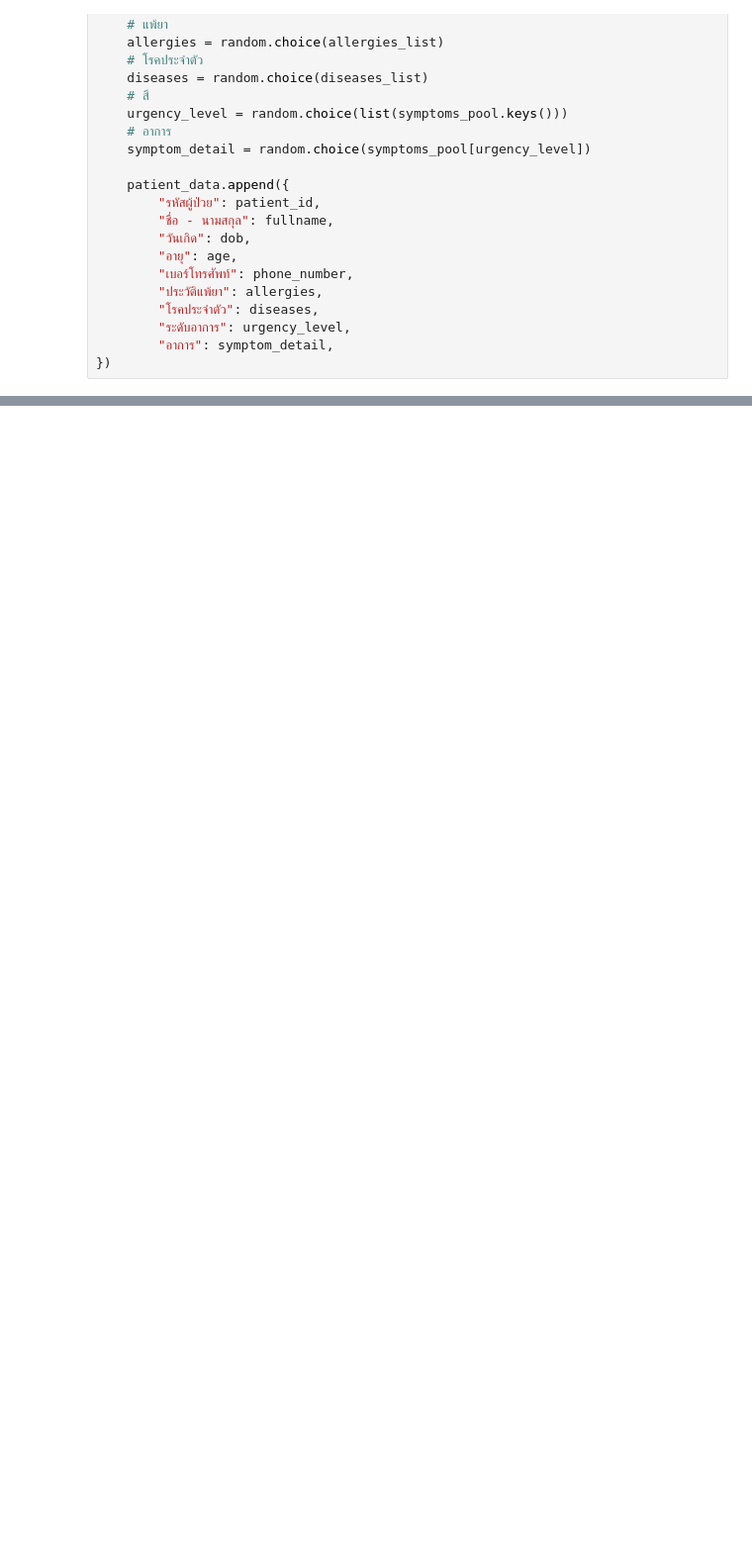
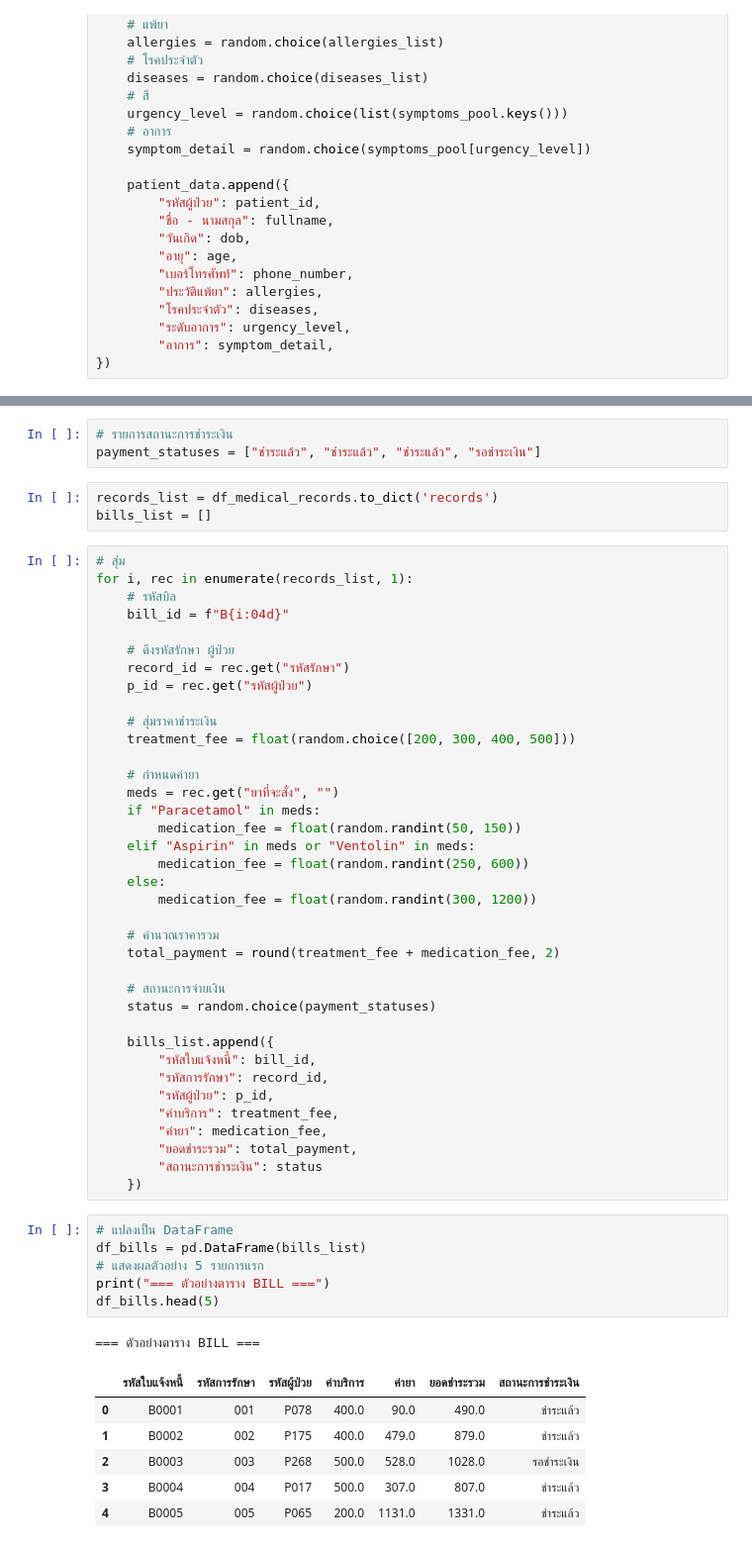
Before and after one commit to Nxpze/essencial-project1, a Jupyter notebook: patients_model.ipynb, the cells around one changed output, grey strips where cells are left out. Shown at 99% size. Cells and saved outputs as stored; diff of their text form; blank space fills up the shorter version.

Commit message:
add model of medical records and bill medial

```diff
--- a/patients_model.ipynb
+++ b/patients_model.ipynb
@@ -114,0 +399,57 @@ df_patients.head(20)
+# %%
+# รายการสถานะการชำระเงิน
+payment_statuses = ["ชำระแล้ว", "ชำระแล้ว", "ชำระแล้ว", "รอชำระเงิน"]
+# %%
+records_list = df_medical_records.to_dict('records')
+bills_list = []
+# %%
+# สุ่ม
+for i, rec in enumerate(records_list, 1):
+    # รหัสบิล
+    bill_id = f"B{i:04d}"
+
+    # ดึงรหัสรักษา ผู้ป่วย
+    record_id = rec.get("รหัสรักษา")
+    p_id = rec.get("รหัสผู้ป่วย")
+
+    # สุ่มราคาชำระเงิน
+    treatment_fee = float(random.choice([200, 300, 400, 500]))
+
+    # กำหนดค่ายา
+    meds = rec.get("ยาที่จะสั่ง", "")
+    if "Paracetamol" in meds:
+        medication_fee = float(random.randint(50, 150))
+    elif "Aspirin" in meds or "Ventolin" in meds:
+        medication_fee = float(random.randint(250, 600))
+    else:
+        medication_fee = float(random.randint(300, 1200))
+
+    # คำนวณราคารวม
+    total_payment = round(treatment_fee + medication_fee, 2)
+
+    # สถานะการจ่ายเงิน
+    status = random.choice(payment_statuses)
+
+    bills_list.append({
+        "รหัสใบแจ้งหนี้": bill_id,
+        "รหัสการรักษา": record_id,
+        "รหัสผู้ป่วย": p_id,
+        "ค่าบริการ": treatment_fee,
+        "ค่ายา": medication_fee,
+        "ยอดชำระรวม": total_payment,
+        "สถานะการชำระเงิน": status
+    })
+# %%
+# แปลงเป็น DataFrame
+df_bills = pd.DataFrame(bills_list)
+# แสดงผลตัวอย่าง 5 รายการแรก
+print("=== ตัวอย่างตาราง BILL ===")
+df_bills.head(5)
+# %% [output]
+=== ตัวอย่างตาราง BILL ===
+|  | รหัสใบแจ้งหนี้ | รหัสการรักษา | รหัสผู้ป่วย | ค่าบริการ | ค่ายา | ยอดชำระรวม | สถานะการชำระเงิน |
+| 0 | B0001 | 001 | P078 | 400.0 | 90.0 | 490.0 | ชำระแล้ว |
+| 1 | B0002 | 002 | P175 | 400.0 | 479.0 | 879.0 | ชำระแล้ว |
+| 2 | B0003 | 003 | P268 | 500.0 | 528.0 | 1028.0 | รอชำระเงิน |
+| 3 | B0004 | 004 | P017 | 500.0 | 307.0 | 807.0 | ชำระแล้ว |
+| 4 | B0005 | 005 | P065 | 200.0 | 1131.0 | 1331.0 | ชำระแล้ว |
```
Also changed, not shown: parts of 11 cells of this notebook.
